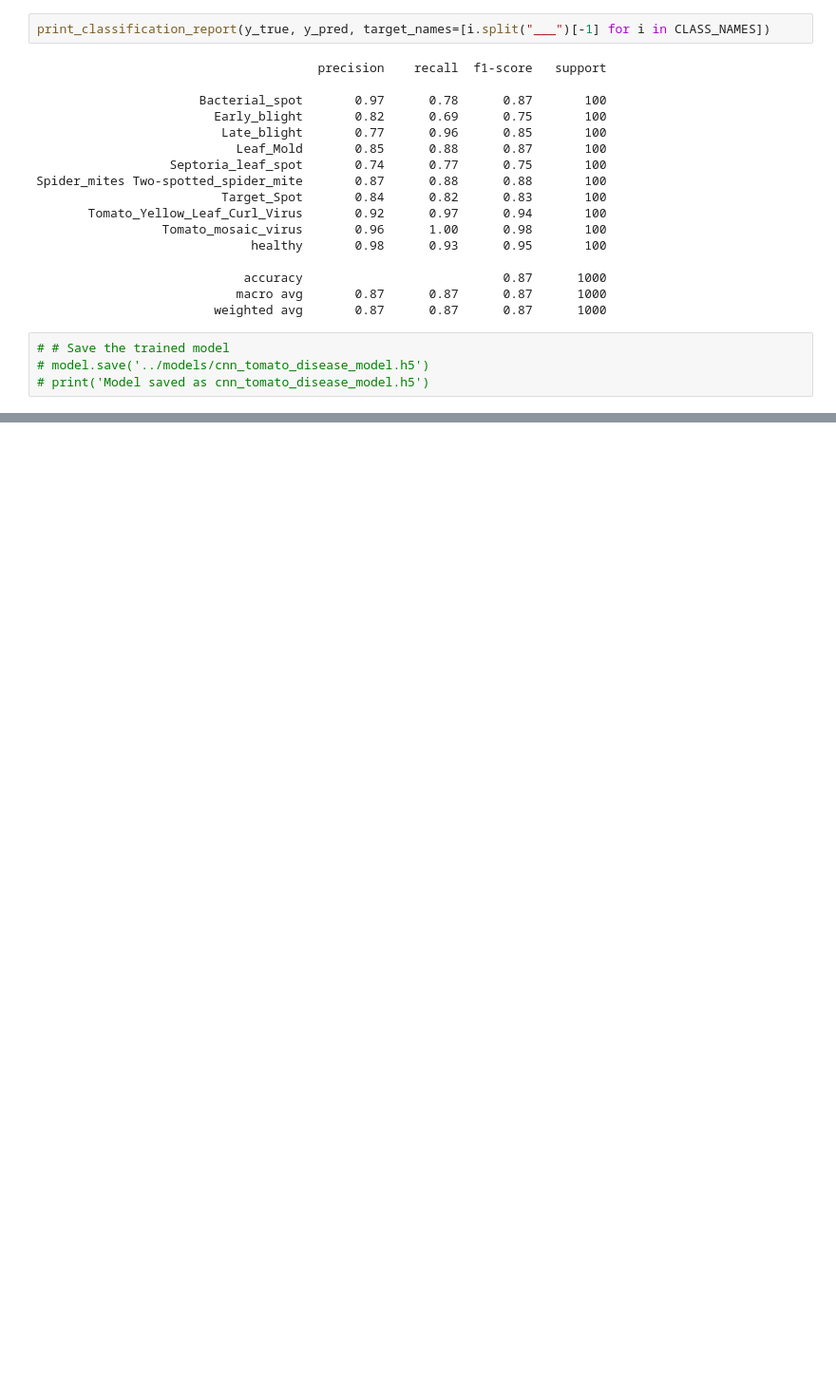
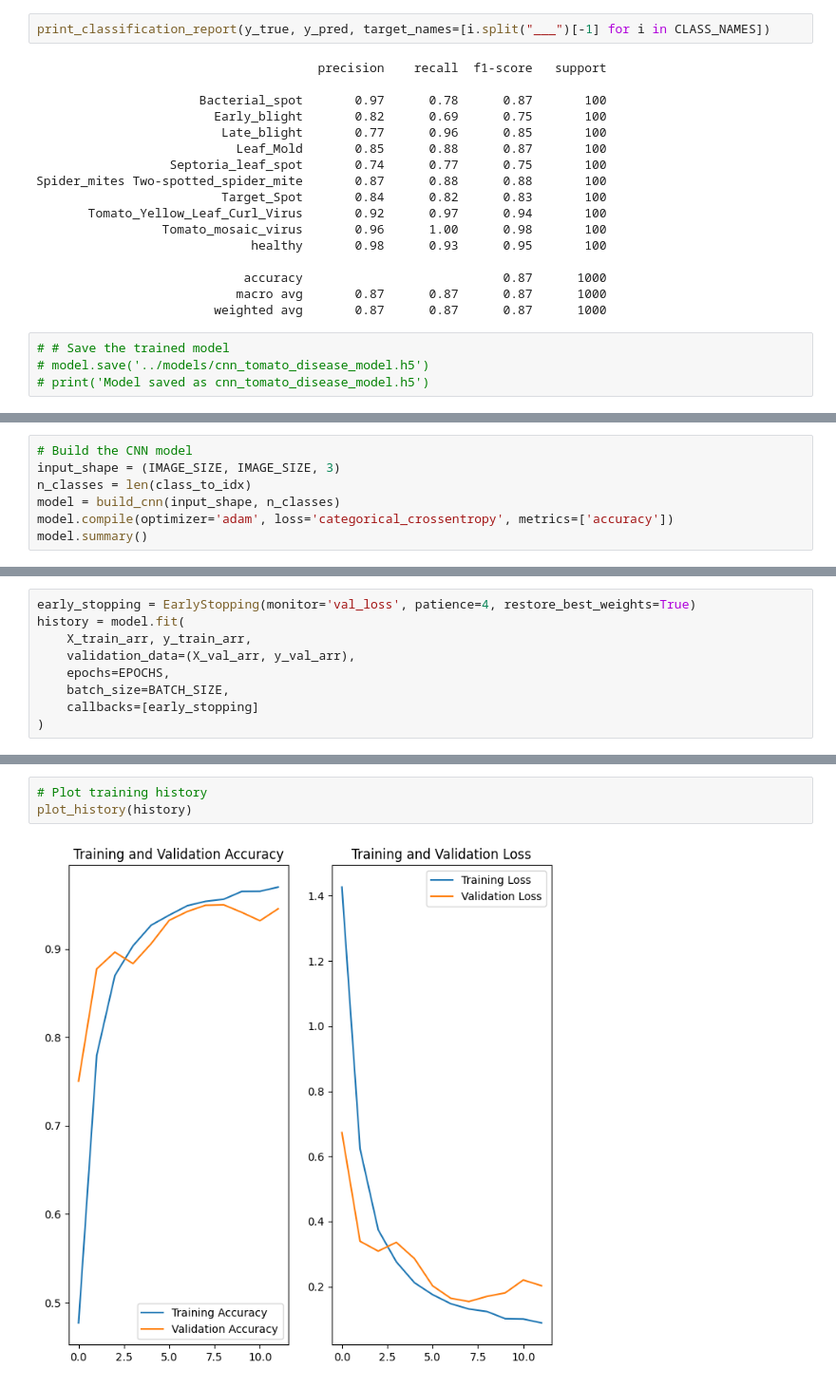
Before and after one commit to MorNdour/projetTrans, a Jupyter notebook: classification/notebooks/03_modelling.ipynb, the cells around one changed output, grey strips where cells are left out. Shown at 95% size. Cells and saved outputs as stored; diff of their text form; blank space fills up the shorter version.

Commit message:
feat: train cnn with augmentation

```diff
--- a/classification/notebooks/03_modelling.ipynb
+++ b/classification/notebooks/03_modelling.ipynb
@@ -207,0 +253,7 @@ Spider_mites Two-spotted_spider_mite       0.87      0.88      0.88       100
+# %%
+# Build the CNN model
+input_shape = (IMAGE_SIZE, IMAGE_SIZE, 3)
+n_classes = len(class_to_idx)
+model = build_cnn(input_shape, n_classes)
+model.compile(optimizer='adam', loss='categorical_crossentropy', metrics=['accuracy'])
+model.summary()
@@ -207,0 +282,9 @@ Spider_mites Two-spotted_spider_mite       0.87      0.88      0.88       100
+# %%
+early_stopping = EarlyStopping(monitor='val_loss', patience=4, restore_best_weights=True)
+history = model.fit(
+    X_train_arr, y_train_arr,
+    validation_data=(X_val_arr, y_val_arr),
+    epochs=EPOCHS,
+    batch_size=BATCH_SIZE,
+    callbacks=[early_stopping]
+)
@@ -207,0 +309,5 @@ Spider_mites Two-spotted_spider_mite       0.87      0.88      0.88       100
+# %%
+# Plot training history
+plot_history(history)
+# %% [output]
+[figure, added]
```
Also changed, not shown: parts of 10 cells of this notebook, 8 other files.
